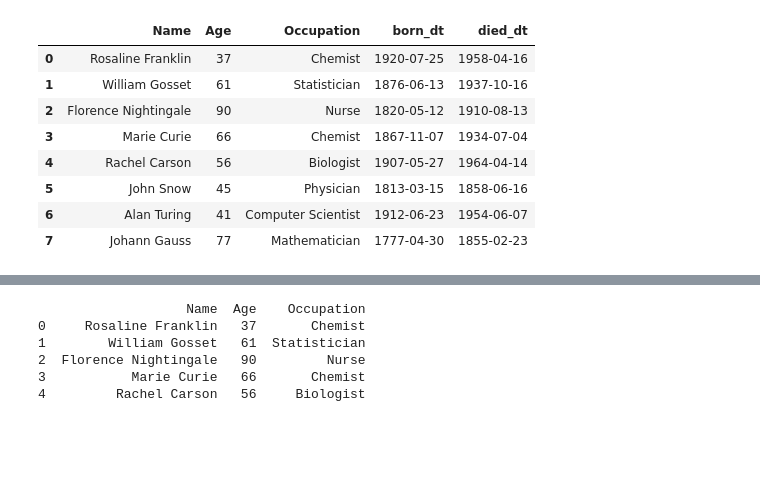
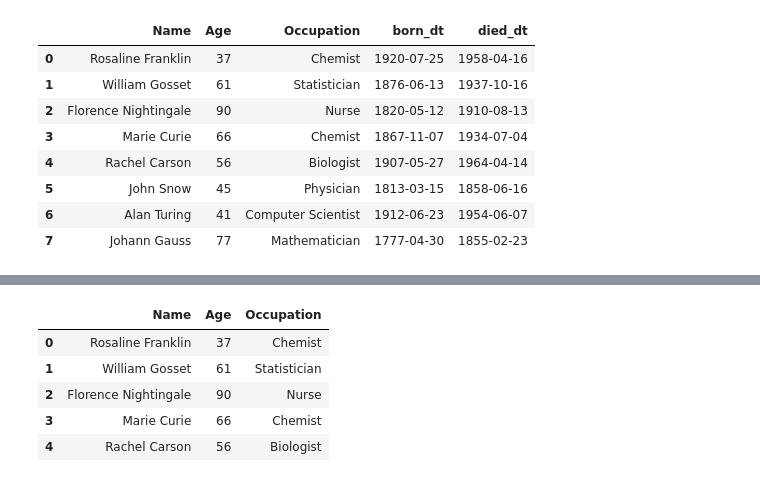
Before and after one commit to KChenDu/pandasNote, a Jupyter notebook: training/02-more_pandas.ipynb, the cells around one changed output, grey strips where cells are left out. Drawn from its saved outputs; the diff is of its cells as text; code cells hidden in the pictures; blank space fills up the shorter version.

```diff
--- a/training/02-more_pandas.ipynb
+++ b/training/02-more_pandas.ipynb
@@ -312,11 +378,11 @@ print(scientists.head())
 # %%
 # remember you need to re-assign the 'dropped' dataframe
 scientists = scientists.drop(['Born', 'Died'], axis=1)
-print(scientists.head())
+scientists.head()
 # %% [output]
-                   Name  Age    Occupation
-0     Rosaline Franklin   37       Chemist
-1        William Gosset   61  Statistician
-2  Florence Nightingale   90         Nurse
-3           Marie Curie   66       Chemist
-4         Rachel Carson   56     Biologist
+|  | Name | Age | Occupation |
+| 0 | Rosaline Franklin | 37 | Chemist |
+| 1 | William Gosset | 61 | Statistician |
+| 2 | Florence Nightingale | 90 | Nurse |
+| 3 | Marie Curie | 66 | Chemist |
+| 4 | Rachel Carson | 56 | Biologist |
```
Also changed, not shown: parts of 15 cells of this notebook, 2 other files.
